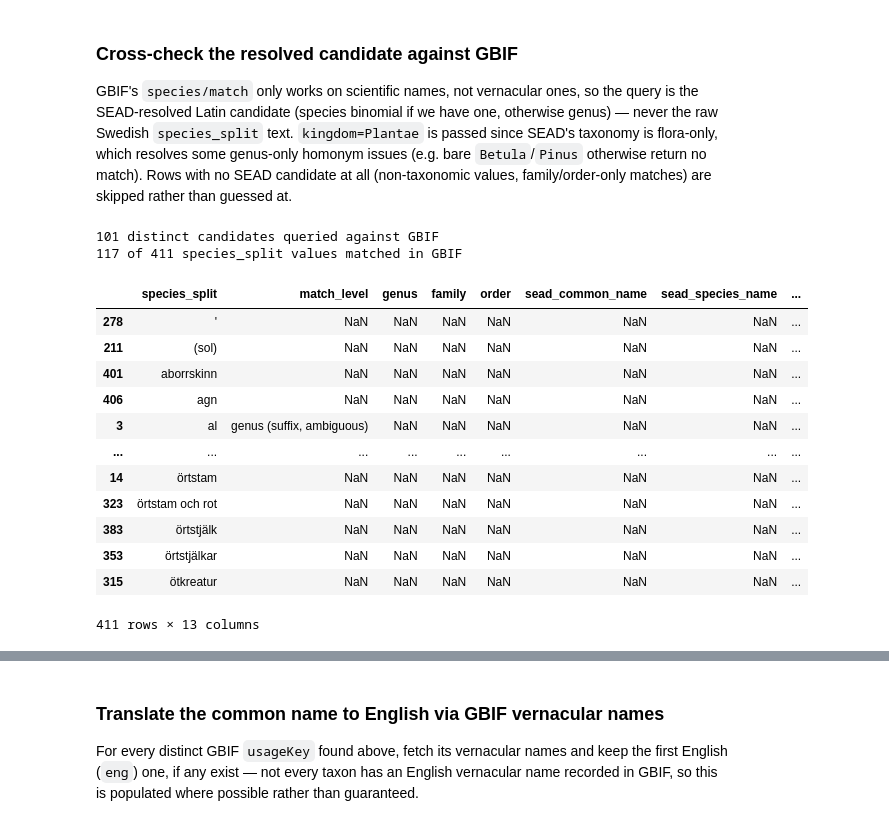
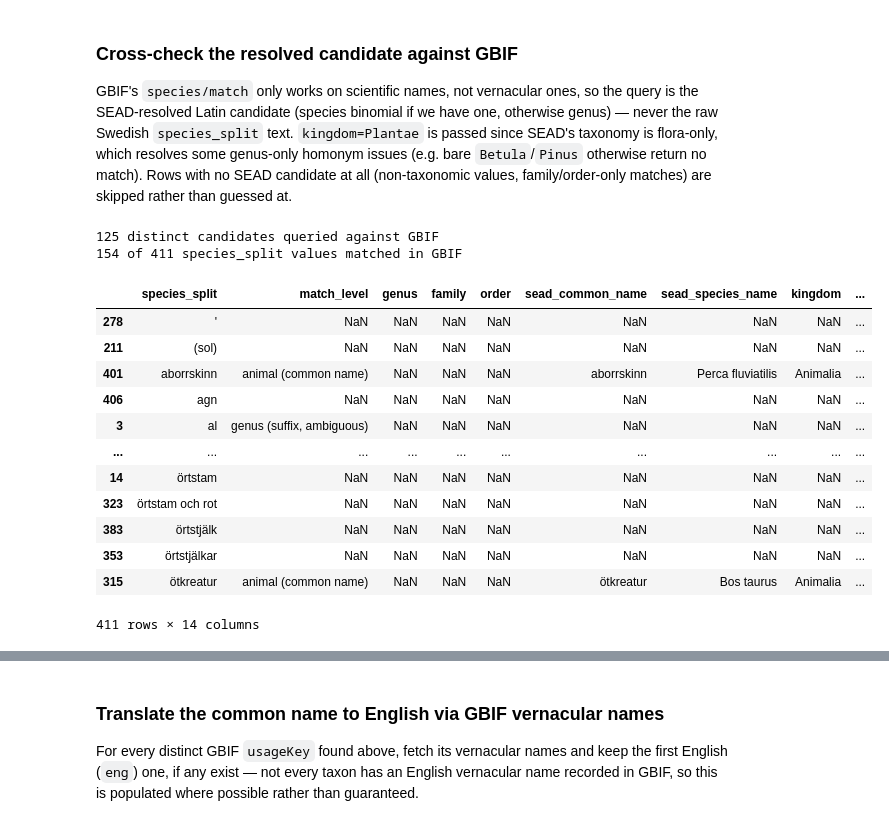
Before and after one commit to Br1CM/sead_strucke_data_cleaning, a Jupyter notebook: notebooks/species_study.ipynb, the cells around one changed output, grey strips where cells are left out. Cells and saved outputs as stored; diff of their text form; code cells hidden in the pictures.

Commit message:
further analysis of species
Co-Authored-By: Claude Sonnet 5 <noreply@anthropic.com>

```diff
--- a/notebooks/species_study.ipynb
+++ b/notebooks/species_study.ipynb
@@ -314,14 +396,18 @@ unique_species_split = df['species_split'].dropna().unique()
 
 rows = []
 for value in unique_species_split:
-    result = match_exact(value) or infer_genus_by_suffix(value) or dict(
-        match_level=None, genus=None, family=None, order=None, sead_common_name=None, sead_species_name=None,
-    )
+    if value in NON_TAXONOMIC_BLOCKLIST:
+        result = dict(match_level=None, genus=None, family=None, order=None,
+                       sead_common_name=None, sead_species_name=None, kingdom=None)
+    else:
+        result = match_animal(value) or match_exact(value) or infer_genus_by_suffix(value) or dict(
+            match_level=None, genus=None, family=None, order=None, sead_common_name=None, sead_species_name=None, kingdom=None,
+        )
     result['species_split'] = value
     rows.append(result)
 
 species_taxa_matches = pd.DataFrame(rows)[
-    ['species_split', 'match_level', 'genus', 'family', 'order', 'sead_common_name', 'sead_species_name']
+    ['species_split', 'match_level', 'genus', 'family', 'order', 'sead_common_name', 'sead_species_name', 'kingdom']
 ]
 print(species_taxa_matches['match_level'].value_counts(dropna=False))
 species_taxa_matches.sort_values('species_split')
@@ -355,11 +444,14 @@ import requests
 
 GBIF_SESSION = requests.Session()
 
-def gbif_match(name):
+def gbif_match(name, kingdom):
     try:
+        params = {'name': name}
+        if pd.notna(kingdom):
+            params['kingdom'] = kingdom
         response = GBIF_SESSION.get(
             'https://api.gbif.org/v1/species/match',
-            params={'name': name, 'kingdom': 'Plantae'},
+            params=params,
             timeout=10,
         )
         response.raise_for_status()
@@ -370,47 +462,60 @@ def gbif_match(name):
         return None
     return {
         'gbif_usage_key': data.get('usageKey'),
         'gbif_canonical_name': data.get('canonicalName'),
         'gbif_rank': data.get('rank'),
         'gbif_match_type': data.get('matchType'),
         'gbif_confidence': data.get('confidence'),
     }
 
 GBIF_FIELDS = ['gbif_usage_key', 'gbif_canonical_name', 'gbif_rank', 'gbif_match_type', 'gbif_confidence']
 
 def gbif_lookup(candidate, cache):
     if pd.isna(candidate):
         return pd.Series({field: pd.NA for field in GBIF_FIELDS})
     result = cache.get(candidate)
     if result is None:
         return pd.Series({field: pd.NA for field in GBIF_FIELDS})
     return pd.Series(result)
 
-species_taxa_matches['gbif_candidate'] = species_taxa_matches['sead_species_name'].fillna(species_taxa_matches['genus'])
+# species binomial if we have one, else genus, else family, else order - whatever is the most
+# specific Latin name resolved, from either the SEAD or the manual animal pathway
+species_taxa_matches['gbif_candidate'] = (
+    species_taxa_matches['sead_species_name']
+    .fillna(species_taxa_matches['genus'])
+    .fillna(species_taxa_matches['family'])
+    .fillna(species_taxa_matches['order'])
+)
+
+candidate_kingdom = (
+    species_taxa_matches.dropna(subset=['gbif_candidate'])
+    .drop_duplicates('gbif_candidate')
+    .set_index('gbif_candidate')['kingdom']
+)
 
 gbif_cache = {
-    candidate: gbif_match(candidate)
+    candidate: gbif_match(candidate, candidate_kingdom.get(candidate))
     for candidate in species_taxa_matches['gbif_candidate'].dropna().unique()
 }
 print(f'{len(gbif_cache)} distinct candidates queried against GBIF')
 
 gbif_fields = species_taxa_matches['gbif_candidate'].apply(lambda c: gbif_lookup(c, gbif_cache))
 species_taxa_matches = pd.concat([species_taxa_matches, gbif_fields], axis=1)
 print(f"{species_taxa_matches['gbif_usage_key'].notna().sum()} of {len(species_taxa_matches)} species_split values matched in GBIF")
 species_taxa_matches.sort_values('species_split')
 # %% [output]
-101 distinct candidates queried against GBIF
-117 of 411 species_split values matched in GBIF
+125 distinct candidates queried against GBIF
+154 of 411 species_split values matched in GBIF
-|  | species_split | match_level | genus | family | order | sead_common_name | sead_species_name | ... |
-| 278 | ' | NaN | NaN | NaN | NaN | NaN | NaN | ... |
-| 211 | (sol) | NaN | NaN | NaN | NaN | NaN | NaN | ... |
-| 401 | aborrskinn | NaN | NaN | NaN | NaN | NaN | NaN | ... |
-| 406 | agn | NaN | NaN | NaN | NaN | NaN | NaN | ... |
-| 3 | al | genus (suffix, ambiguous) | NaN | NaN | NaN | NaN | NaN | ... |
-| ... | ... | ... | ... | ... | ... | ... | ... | ... |
-| 14 | örtstam | NaN | NaN | NaN | NaN | NaN | NaN | ... |
-| 323 | örtstam och rot | NaN | NaN | NaN | NaN | NaN | NaN | ... |
-| 383 | örtstjälk | NaN | NaN | NaN | NaN | NaN | NaN | ... |
-| 353 | örtstjälkar | NaN | NaN | NaN | NaN | NaN | NaN | ... |
-| 315 | ötkreatur | NaN | NaN | NaN | NaN | NaN | NaN | ... |
+|  | species_split | match_level | genus | family | order | sead_common_name | sead_species_name | kingdom | ... |
+| 278 | ' | NaN | NaN | NaN | NaN | NaN | NaN | NaN | ... |
+| 211 | (sol) | NaN | NaN | NaN | NaN | NaN | NaN | NaN | ... |
+| 401 | aborrskinn | animal (common name) | NaN | NaN | NaN | aborrskinn | Perca fluviatilis | Animalia | ... |
+| 406 | agn | NaN | NaN | NaN | NaN | NaN | NaN | NaN | ... |
+| 3 | al | genus (suffix, ambiguous) | NaN | NaN | NaN | NaN | NaN | NaN | ... |
+| ... | ... | ... | ... | ... | ... | ... | ... | ... | ... |
+| 14 | örtstam | NaN | NaN | NaN | NaN | NaN | NaN | NaN | ... |
+| 323 | örtstam och rot | NaN | NaN | NaN | NaN | NaN | NaN | NaN | ... |
+| 383 | örtstjälk | NaN | NaN | NaN | NaN | NaN | NaN | NaN | ... |
+| 353 | örtstjälkar | NaN | NaN | NaN | NaN | NaN | NaN | NaN | ... |
+| 315 | ötkreatur | animal (common name) | NaN | NaN | NaN | ötkreatur | Bos taurus | Animalia | ... |
-411 rows × 13 columns
+411 rows × 14 columns
```
Also changed, not shown: parts of 10 cells of this notebook.
